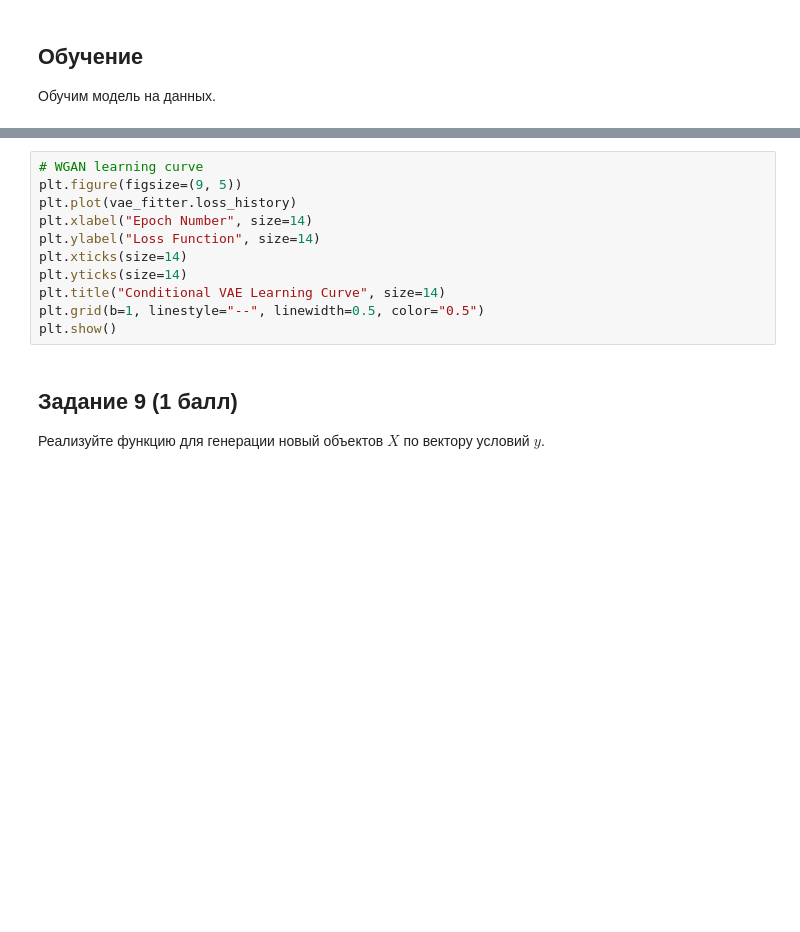
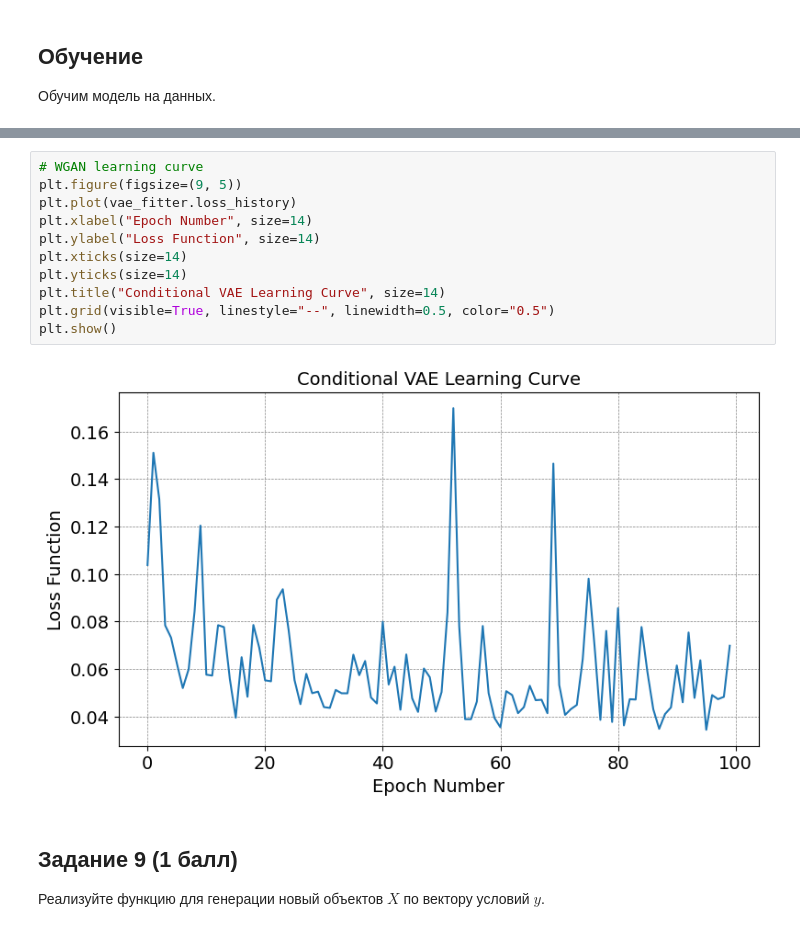
Before and after one commit to boitsov-ivan/gm_ht2, a Jupyter notebook: Boitsov_HW2.ipynb, the cells around one changed output, grey strips where cells are left out. Saved outputs shown, nothing was run; the diff lists cells and outputs as text; blank space fills up the shorter version.

```diff
--- a/Boitsov_HW2.ipynb
+++ b/Boitsov_HW2.ipynb
@@ -660,14 +665,16 @@ vae_fitter.fit(X_train, y_train)
 # %%
 # WGAN learning curve
 plt.figure(figsize=(9, 5))
 plt.plot(vae_fitter.loss_history)
 plt.xlabel("Epoch Number", size=14)
 plt.ylabel("Loss Function", size=14)
 plt.xticks(size=14)
 plt.yticks(size=14)
 plt.title("Conditional VAE Learning Curve", size=14)
-plt.grid(b=1, linestyle="--", linewidth=0.5, color="0.5")
+plt.grid(visible=True, linestyle="--", linewidth=0.5, color="0.5")
 plt.show()
+# %% [output]
+[figure, added]
 # %% [markdown]
 ## Задание 9 (1 балл)
 
```
Also changed, not shown: parts of 5 cells of this notebook.
